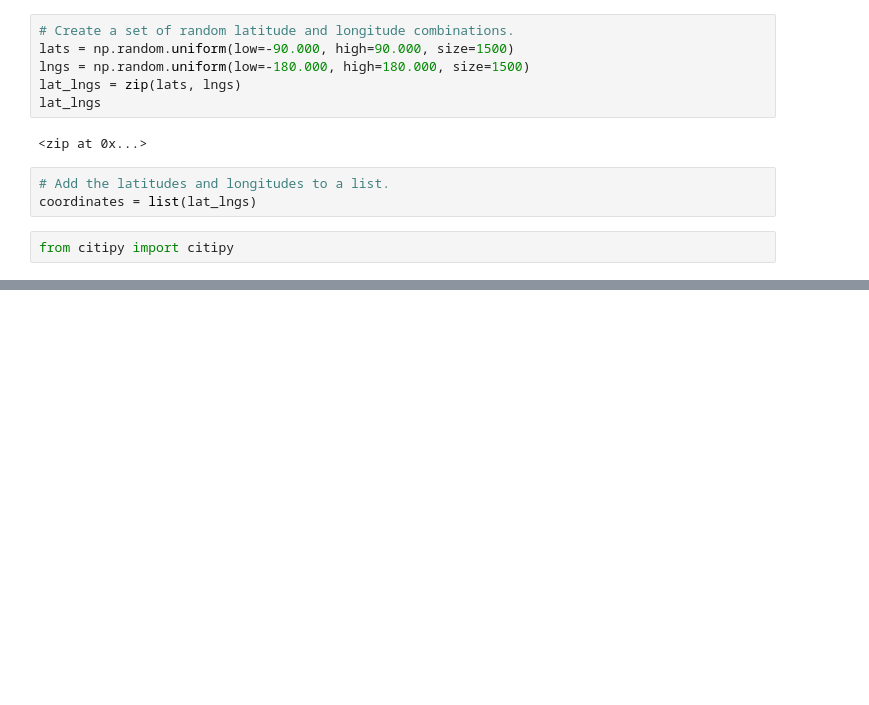
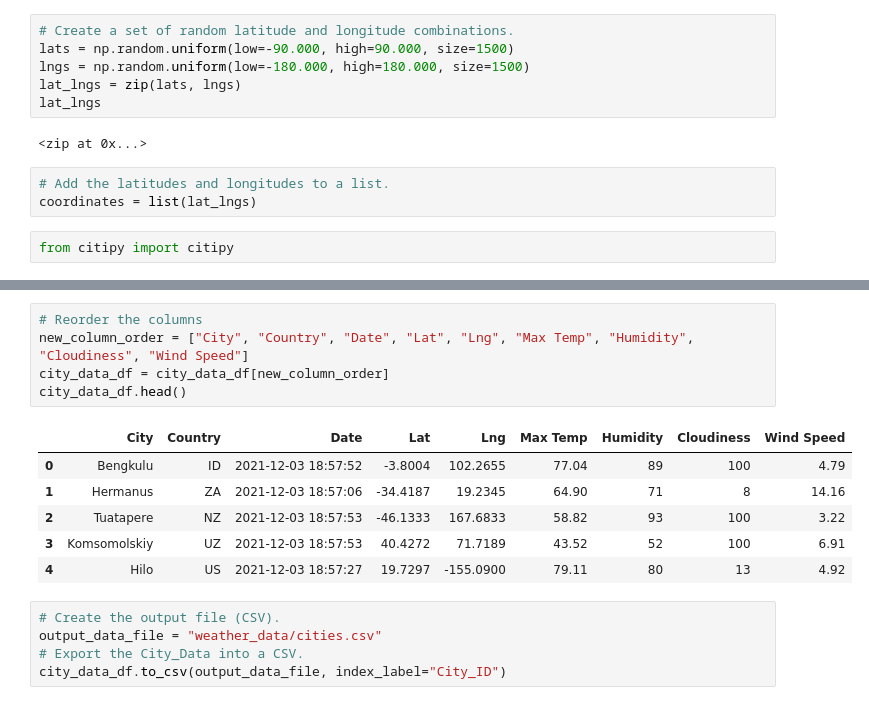
Before and after one commit to CJhair7/World_Weather_Analysis, a Jupyter notebook: WeatherPy.ipynb, the cells around one changed output, grey strips where cells are left out. Drawn from its saved outputs; the diff is of its cells as text; blank space fills up the shorter version.

```diff
--- a/WeatherPy.ipynb
+++ b/WeatherPy.ipynb
@@ -32,0 +155,17 @@ len(cities)
+# %%
+# Reorder the columns
+new_column_order = ["City", "Country", "Date", "Lat", "Lng", "Max Temp", "Humidity", "Cloudiness", "Wind Speed"]
+city_data_df = city_data_df[new_column_order]
+city_data_df.head()
+# %% [output]
+|  | City | Country | Date | Lat | Lng | Max Temp | Humidity | Cloudiness | Wind Speed |
+| 0 | Bengkulu | ID | 2021-12-03 18:57:52 | -3.8004 | 102.2655 | 77.04 | 89 | 100 | 4.79 |
+| 1 | Hermanus | ZA | 2021-12-03 18:57:06 | -34.4187 | 19.2345 | 64.90 | 71 | 8 | 14.16 |
+| 2 | Tuatapere | NZ | 2021-12-03 18:57:53 | -46.1333 | 167.6833 | 58.82 | 93 | 100 | 3.22 |
+| 3 | Komsomolskiy | UZ | 2021-12-03 18:57:53 | 40.4272 | 71.7189 | 43.52 | 52 | 100 | 6.91 |
+| 4 | Hilo | US | 2021-12-03 18:57:27 | 19.7297 | -155.0900 | 79.11 | 80 | 13 | 4.92 |
+# %%
+# Create the output file (CSV).
+output_data_file = "weather_data/cities.csv"
+# Export the City_Data into a CSV.
+city_data_df.to_csv(output_data_file, index_label="City_ID")
```
Also changed, not shown: parts of 8 cells of this notebook, 3 other files.
